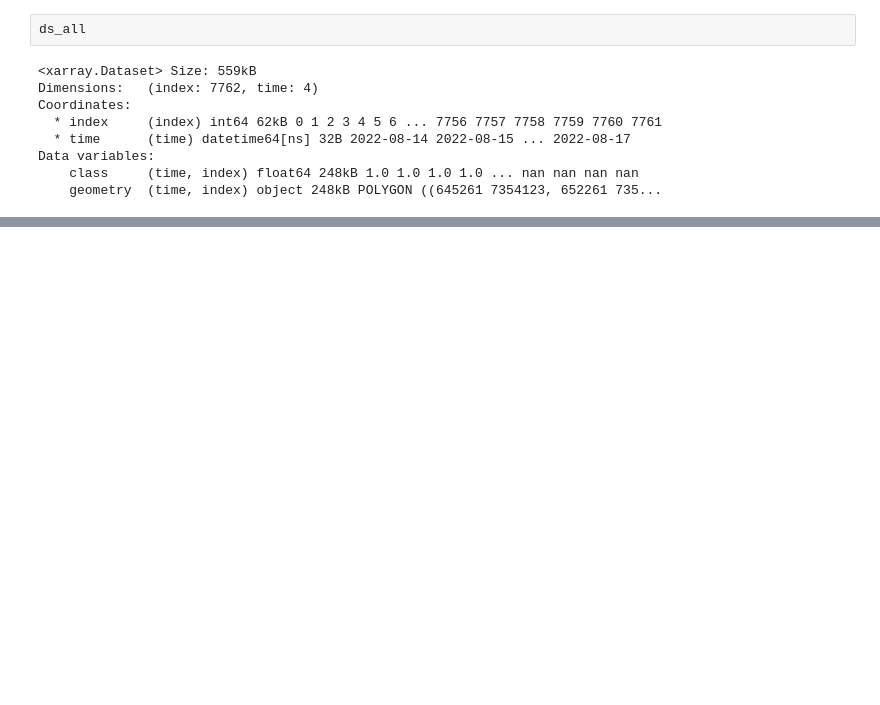
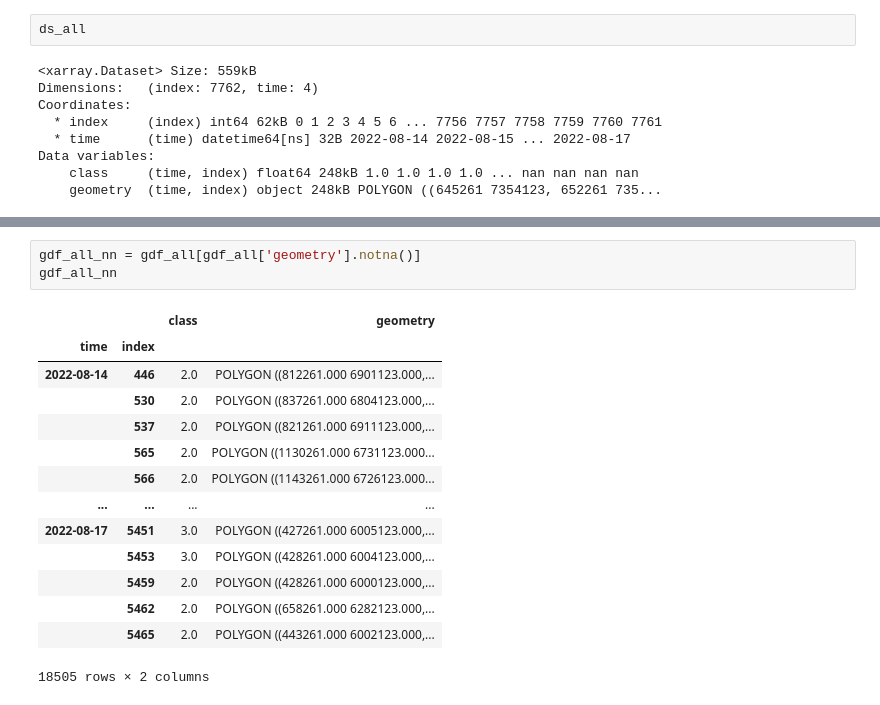
Before and after one commit to ChristofferOlssonSMHI/Satvis, a Jupyter notebook: src/satvistest/xarrayTest.ipynb, the cells around one changed output, grey strips where cells are left out. Saved outputs shown, nothing was run; the diff lists cells and outputs as text; blank space fills up the shorter version.

```diff
--- a/src/satvistest/xarrayTest.ipynb
+++ b/src/satvistest/xarrayTest.ipynb
@@ -268,0 +209,18 @@ AttributeError: 'Dataset' object has no attribute 'to_geodataframe'
+# %%
+gdf_all_nn = gdf_all[gdf_all['geometry'].notna()]
+gdf_all_nn
+# %% [output]
+|  |  | class | geometry |
+| time | index |  |  |
+| 2022-08-14 | 446 | 2.0 | POLYGON ((812261.000 6901123.000,... |
+|  | 530 | 2.0 | POLYGON ((837261.000 6804123.000,... |
+|  | 537 | 2.0 | POLYGON ((821261.000 6911123.000,... |
+|  | 565 | 2.0 | POLYGON ((1130261.000 6731123.000... |
+|  | 566 | 2.0 | POLYGON ((1143261.000 6726123.000... |
+| ... | ... | ... | ... |
+| 2022-08-17 | 5451 | 3.0 | POLYGON ((427261.000 6005123.000,... |
+|  | 5453 | 3.0 | POLYGON ((428261.000 6004123.000,... |
+|  | 5459 | 2.0 | POLYGON ((428261.000 6000123.000,... |
+|  | 5462 | 2.0 | POLYGON ((658261.000 6282123.000,... |
+|  | 5465 | 2.0 | POLYGON ((443261.000 6002123.000,... |
+18505 rows × 2 columns
```
Also changed, not shown: parts of 12 cells of this notebook.
